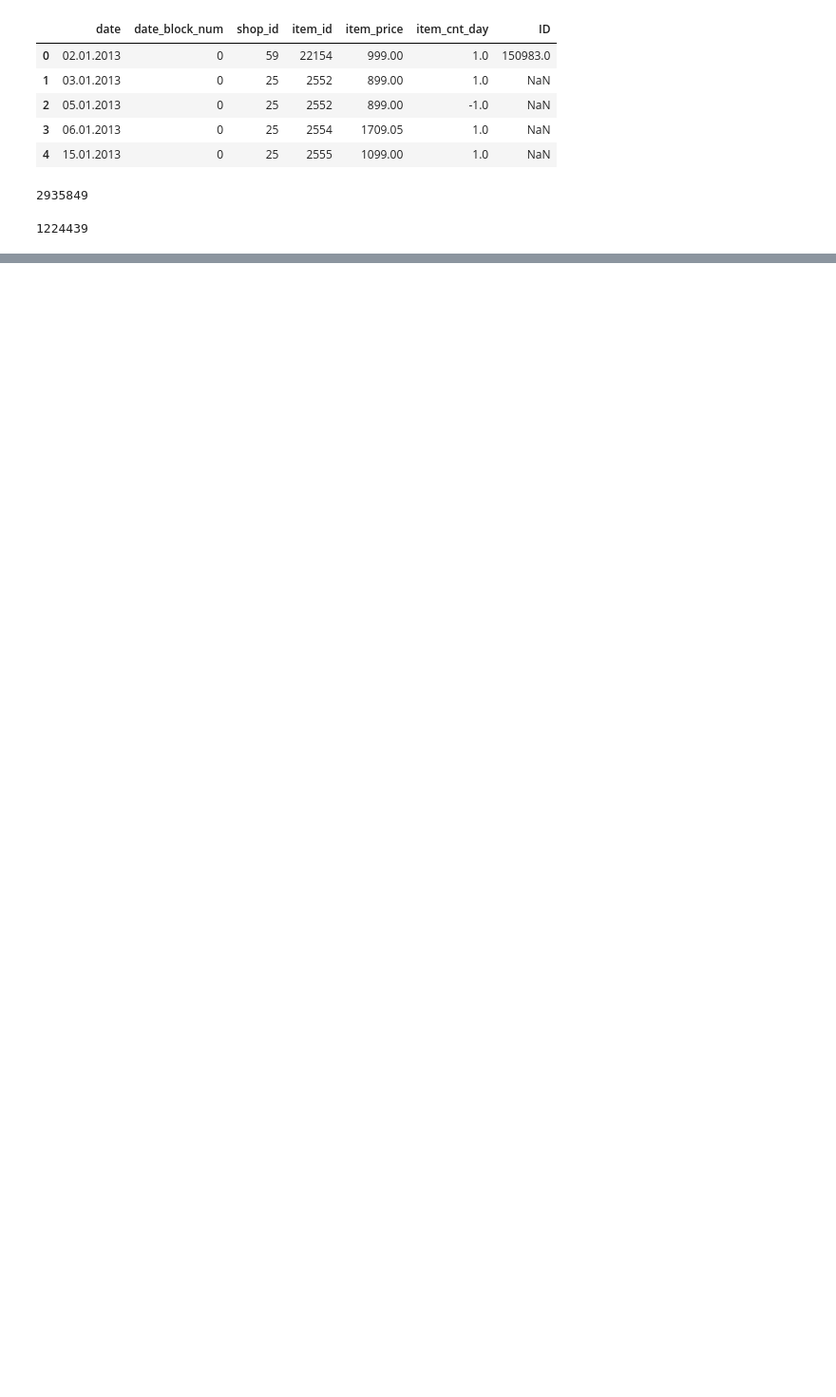
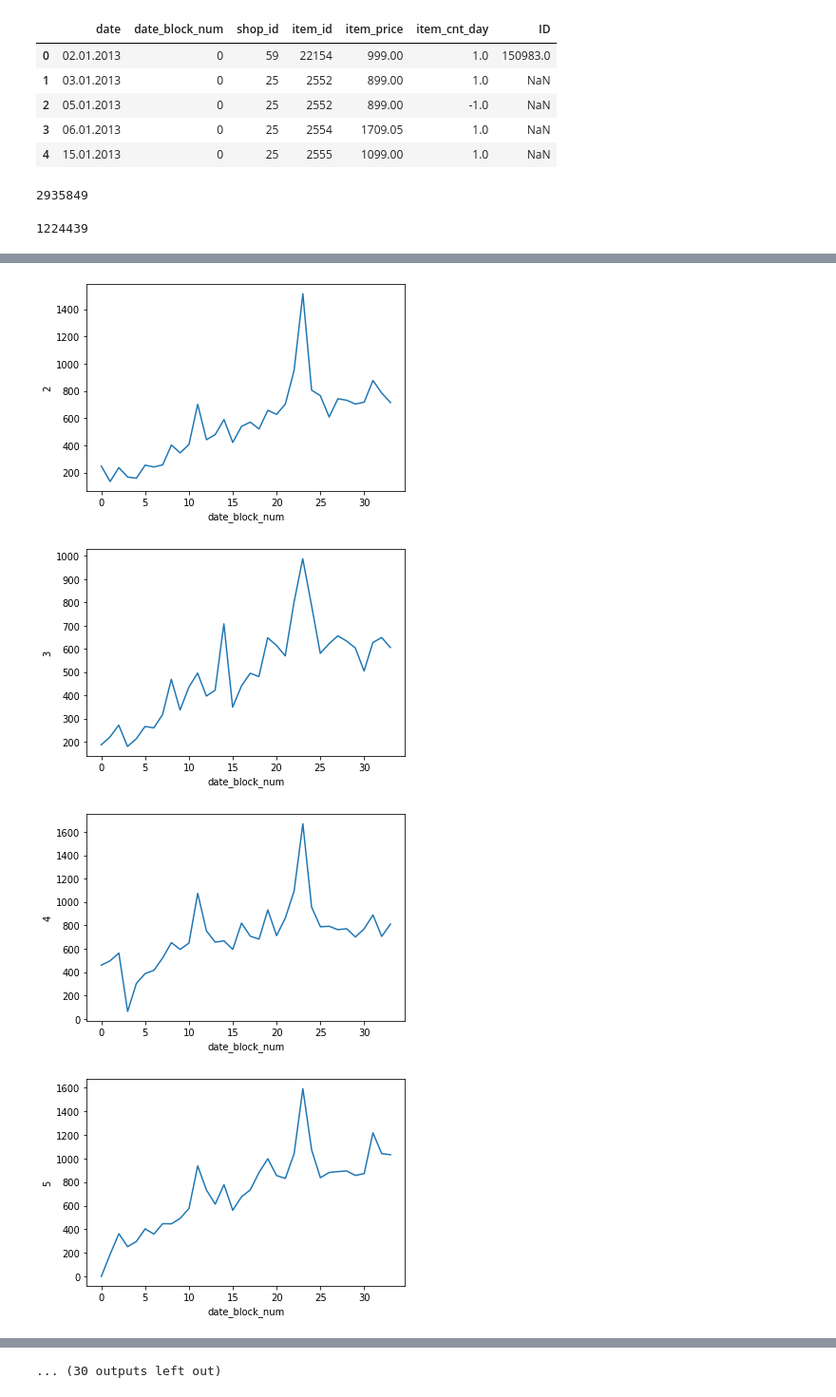
Before and after one commit to lyndonhe666/Kaggle_predict_future_sales, a Jupyter notebook: data_processing.ipynb, the cells around one changed output, grey strips where cells are left out. Shown at 95% size. Cells and saved outputs as stored; diff of their text form; code cells hidden in the pictures; blank space fills up the shorter version.

```diff
--- a/data_processing.ipynb
+++ b/data_processing.ipynb
@@ -156,0 +197,7 @@ len(sales_w_ID)
+# %%
+# change data type
+for col in ['date_block_num', 'shop_id', 'item_id','ID']:
+    sales_w_ID[col] = sales_w_ID[col].astype('int32')
+sales_w_ID.info()
+# sales_w_ID['date'] =
+# pd.to_datetime(sales_w_ID['date'].map(lambda x:x.replace('.', '-')))
@@ -156,0 +222,3 @@ len(sales_w_ID)
+# %%
+df1 = sales_w_ID.groupby(['date_block_num','shop_id'])[['item_cnt_day']].sum()
+df1.head()
@@ -156,0 +233,2 @@ len(sales_w_ID)
+# %%
+df1 = df1.unstack().fillna(0)
@@ -156,0 +247,2 @@ len(sales_w_ID)
+# %%
+df1.columns = df1.columns.droplevel(0)
@@ -156,0 +260,10 @@ len(sales_w_ID)
+# %%
+# plot each shop's item weekly item count
+for col in df1.columns:
+    sns.lineplot(x=df1.index,y=col,data=df1);
+    plt.show()
+# %% [output]
+[figure, added]
+[figure, added]
+[figure, added]
+[figure, added]
@@ -156,0 +278 @@ len(sales_w_ID)
+... (30 outputs left out)
```
Also changed, not shown: parts of 22 cells of this notebook.
